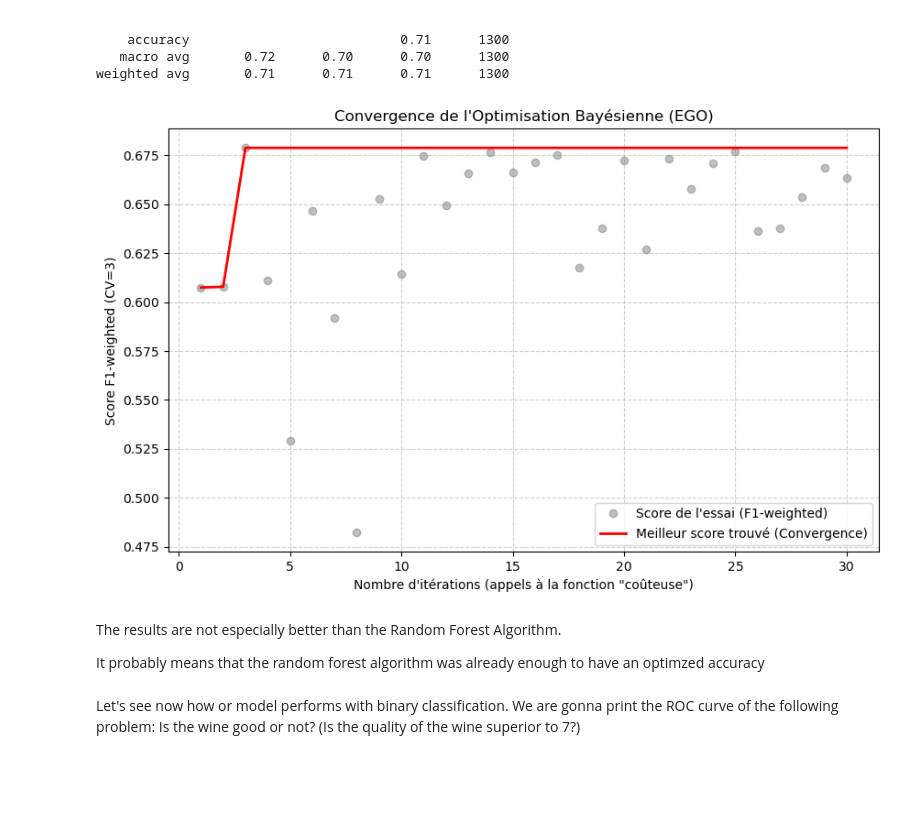
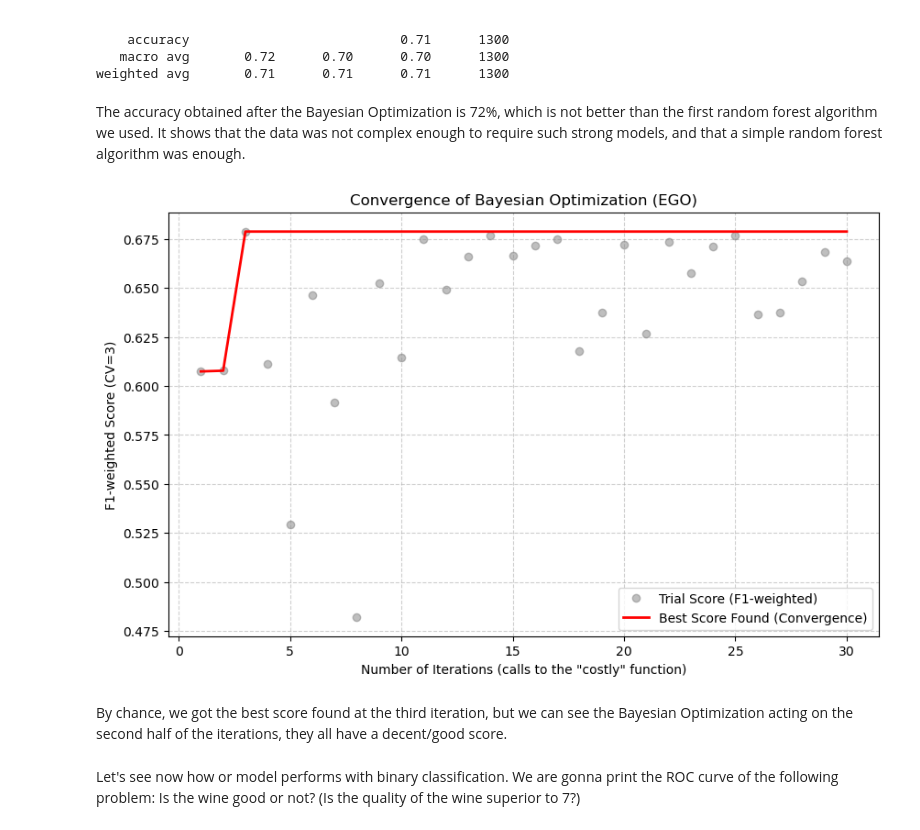
Before and after one commit to picqflorian/wine-quality-analysis, a Jupyter notebook: main.ipynb, the cells around one changed output. Saved outputs shown, nothing was run; the diff lists cells and outputs as text; code cells hidden in the pictures; blank space fills up the shorter version.

```diff
--- a/main.ipynb
+++ b/main.ipynb
@@ -784,58 +794,58 @@ Testing params: {'n_estimators': np.int64(556), 'learning_rate': 0.1374007954600
     accuracy                           0.71      1300
    macro avg       0.72      0.70      0.70      1300
 weighted avg       0.71      0.71      0.71      1300
+# %% [markdown]
+The accuracy obtained after the Bayesian Optimization is 72%, which is not better than the first random forest algorithm we used. It shows that the data was not complex enough to require such strong models, and that a simple random forest algorithm was enough.
 # %%
 import numpy as np
 import matplotlib.pyplot as plt
 
-# --- 1. Assurer que le résultat de l'optimisation existe ---
+# --- 1. Ensure the optimization result exists ---
 try:
     if 'result_gbc' not in locals():
-        print("ERREUR: 'result_gbc' non trouvé.")
-        print("Veuillez d'abord exécuter la cellule d'optimisation (gp_minimize).")
+        print("ERROR: 'result_gbc' not found.")
+        print("Please run the optimization cell (gp_minimize) first.")
         raise NameError('result_gbc is not defined')
 
-    # --- 2. Extraire les scores ---
+    # --- 2. Extract the scores ---
 
-    # result_gbc.func_vals contient les scores F1 *négatifs* (car on minimisait)
-    # On les re-convertit en scores F1 positifs
+    # result_gbc.func_vals contains the *negative* F1 scores (because we minimized)
+    # We convert them back to positive F1 scores
     all_f1_scores = -np.array(result_gbc.func_vals)
 
-    # --- 3. Calculer l'évolution du "Meilleur Score Trouvé Jusqu'ici" ---
+    # --- 3. Calculate the evolution of the "Best Score Found So Far" ---
 
-    # C'est plus parlant que de voir le score de chaque essai.
-    # np.maximum.accumulate() crée un "record" qui ne fait que s'améliorer.
+    # This is more informative than seeing each individual trial's score.
+    # np.maximum.accumulate() creates a "record" that only improves.
     best_score_evolution = np.maximum.accumulate(all_f1_scores)
 
     n_iterations = len(all_f1_scores)
 
-    # --- 4. Tracer le Graphique ---
+    # --- 4. Plot the Graph ---
 
     plt.figure(figsize=(10, 6))
 
-    # Tracer le score de chaque itération (bruité)
+    # Plot each iteration's score (noisy)
     plt.plot(range(1, n_iterations + 1), all_f1_scores, 'o', c='grey', alpha=0.5,
-             label='Score de l\'essai (F1-weighted)')
+             label='Trial Score (F1-weighted)')
 
-    # Tracer la courbe de convergence (le meilleur score trouvé)
+    # Plot the convergence curve (the best score found so far)
     plt.plot(range(1, n_iterations + 1), best_score_evolution, 'r-', lw=2,
-             label='Meilleur score trouvé (Convergence)')
+             label='Best Score Found (Convergence)')
 
-    plt.xlabel('Nombre d\'itérations (appels à la fonction "coûteuse")')
-    plt.ylabel('Score F1-weighted (CV=3)')
-    plt.title('Convergence de l\'Optimisation Bayésienne (EGO)')
+    plt.xlabel('Number of Iterations (calls to the "costly" function)')
+    plt.ylabel('F1-weighted Score (CV=3)')
+    plt.title('Convergence of Bayesian Optimization (EGO)')
     plt.legend()
     plt.grid(True, linestyle='--', alpha=0.6)
     plt.show()
 
 except NameError as e:
-    pass # L'erreur a déjà été affichée
+    pass # The error was already printed
 # %% [output]
-[figure, old version]
+[figure, new version]
 # %% [markdown]
-The results are not especially better than the Random Forest Algorithm.
-
-It probably means that the random forest algorithm was already enough to have an optimzed accuracy
+By chance, we got the best score found at the third iteration, but we can see the Bayesian Optimization acting on the second half of the iterations, they all have a decent/good score.
 # %% [markdown]
 Let's see now how or model performs with binary classification. We are gonna print the ROC curve of the following problem: Is the wine good or not? (Is the quality of the wine superior to 7?)
 # %%
```
Also changed, not shown: parts of 7 cells of this notebook.
